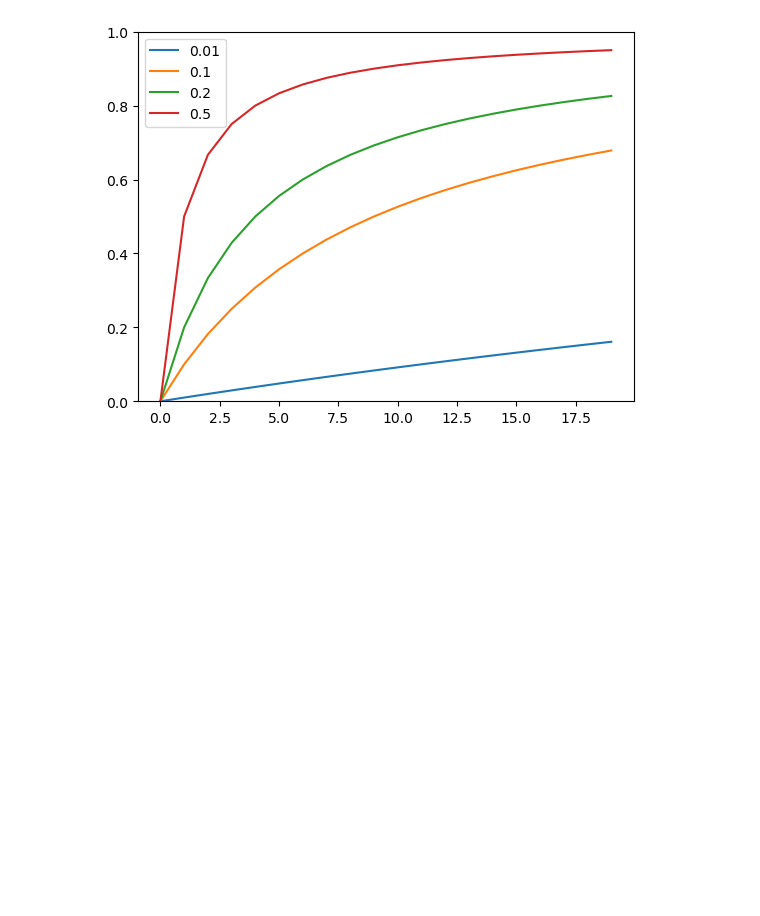
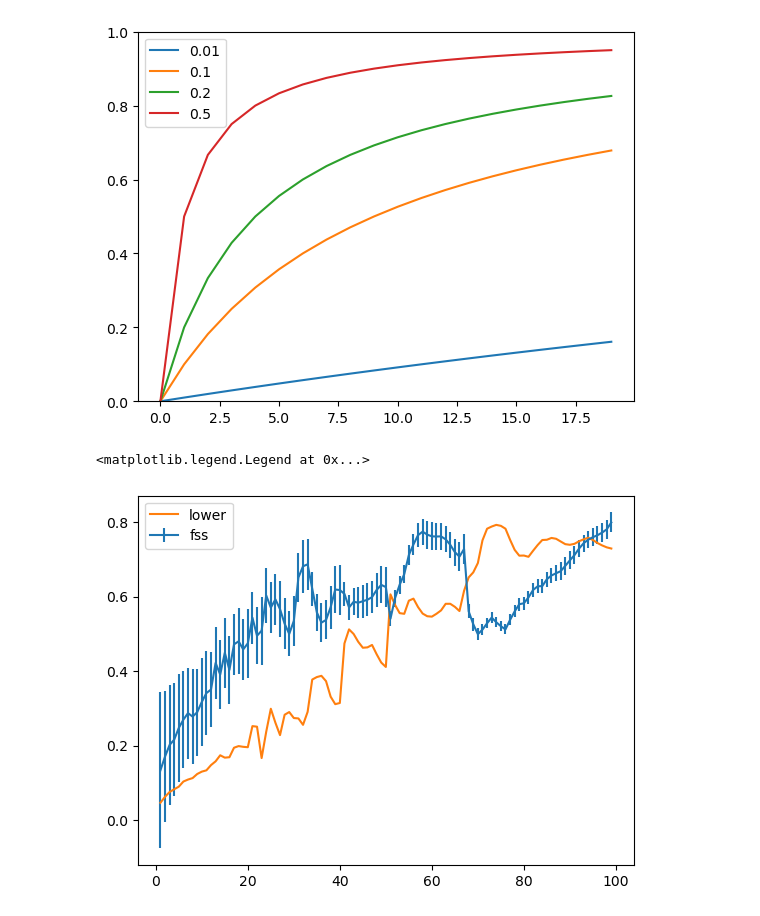
Before and after one commit to mlangguth89/downscaling-cgan, a Jupyter notebook: notebooks/fss_stats.ipynb, the cells around one changed output. Cells and saved outputs as stored; diff of their text form; code cells hidden in the pictures; blank space fills up the shorter version.

```diff
--- a/notebooks/fss_stats.ipynb
+++ b/notebooks/fss_stats.ipynb
@@ -132,0 +171,11 @@ for n in n_samples:
+# %%
+fss_dict, (fractions_truth_mean, fractions_truth_std), (fractions_fcst_mean, fractions_fcst_std), lower_bound= calculate_fss(truth_array=truth_array, fcst_array=fcst_array, threshold=0.1, max_window_size=100)
+
+import matplotlib.pyplot as plt
+
+plt.errorbar(fss_dict.keys(), fss_dict.values(), yerr = list(fractions_truth_std.values()), label='fss')
+plt.plot(lower_bound.keys(), lower_bound.values(), label='lower')
+plt.legend()
+# %% [output]
+<matplotlib.legend.Legend at 0x...>
+[figure, added]
```
Also changed, not shown: parts of 7 cells of this notebook, 4 other files.
